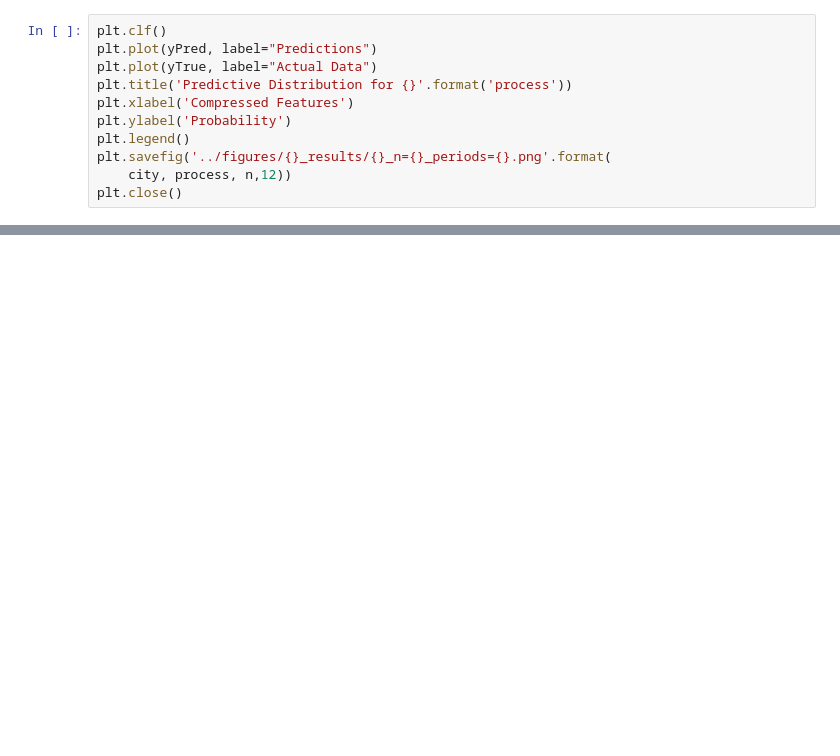
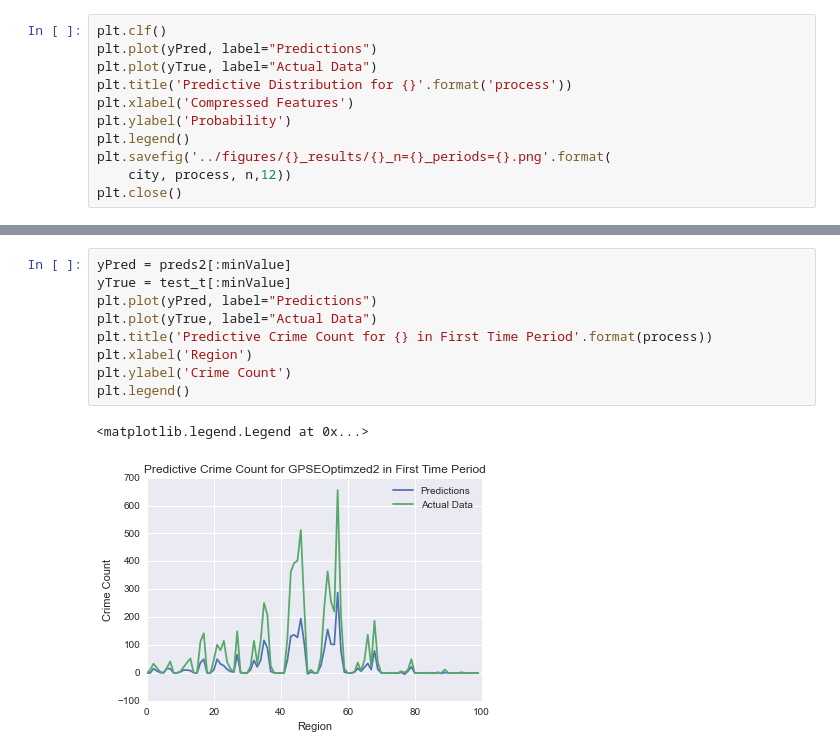
Before and after one commit to kandluis/crime-prediction, a Jupyter notebook: notebooks/boston-gp.ipynb, the cells around one changed output, grey strips where cells are left out. Drawn from its saved outputs; the diff is of its cells as text; blank space fills up the shorter version.

```diff
--- a/notebooks/boston-gp.ipynb
+++ b/notebooks/boston-gp.ipynb
@@ -413,0 +528,12 @@ plt.show()
+# %%
+yPred = preds2[:minValue]
+yTrue = test_t[:minValue]
+plt.plot(yPred, label="Predictions")
+plt.plot(yTrue, label="Actual Data")
+plt.title('Predictive Crime Count for {} in First Time Period'.format(process))
+plt.xlabel('Region')
+plt.ylabel('Crime Count')
+plt.legend()
+# %% [output]
+<matplotlib.legend.Legend at 0x...>
+[figure, added]
```
Also changed, not shown: parts of 24 cells of this notebook, 52 other files.
